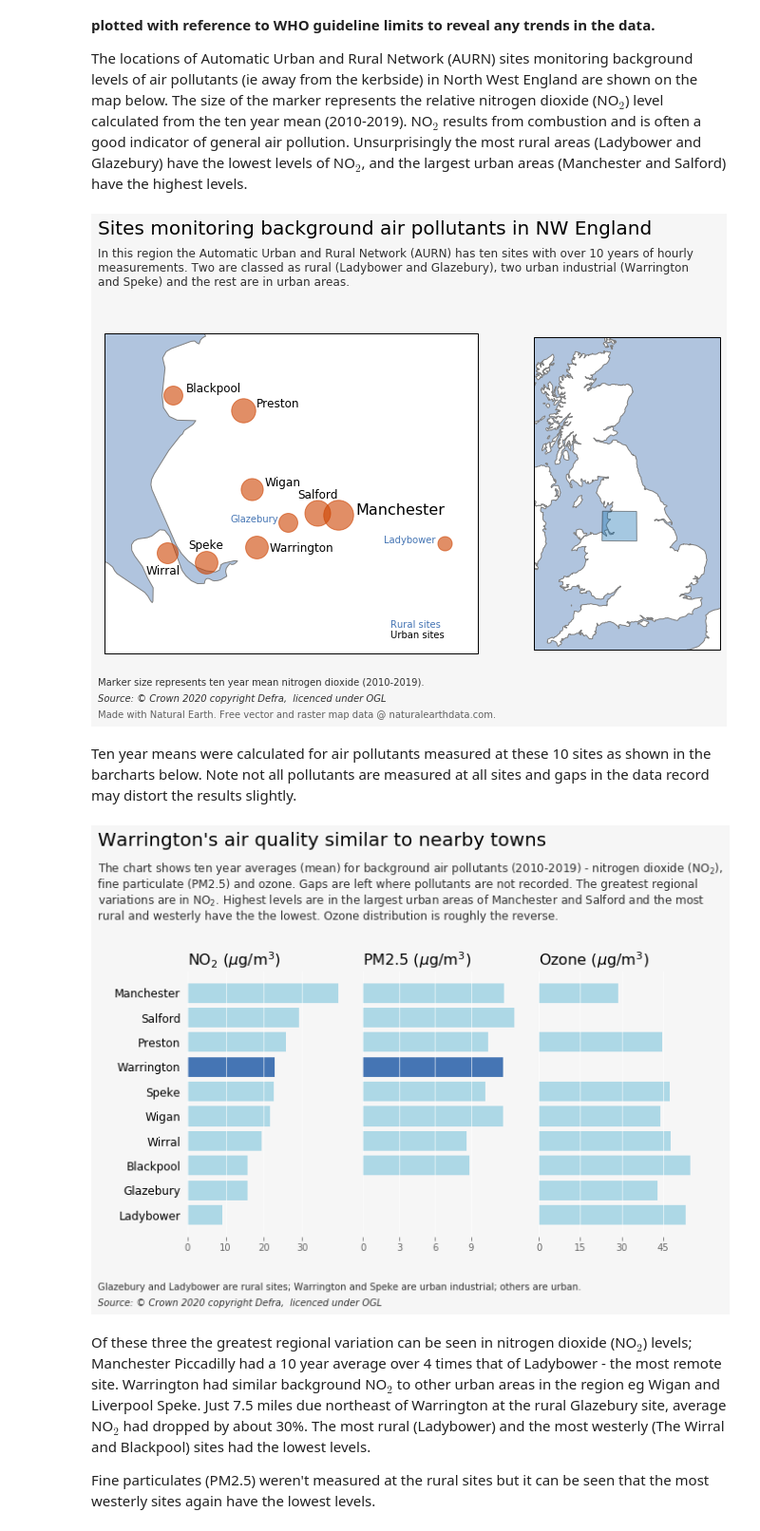
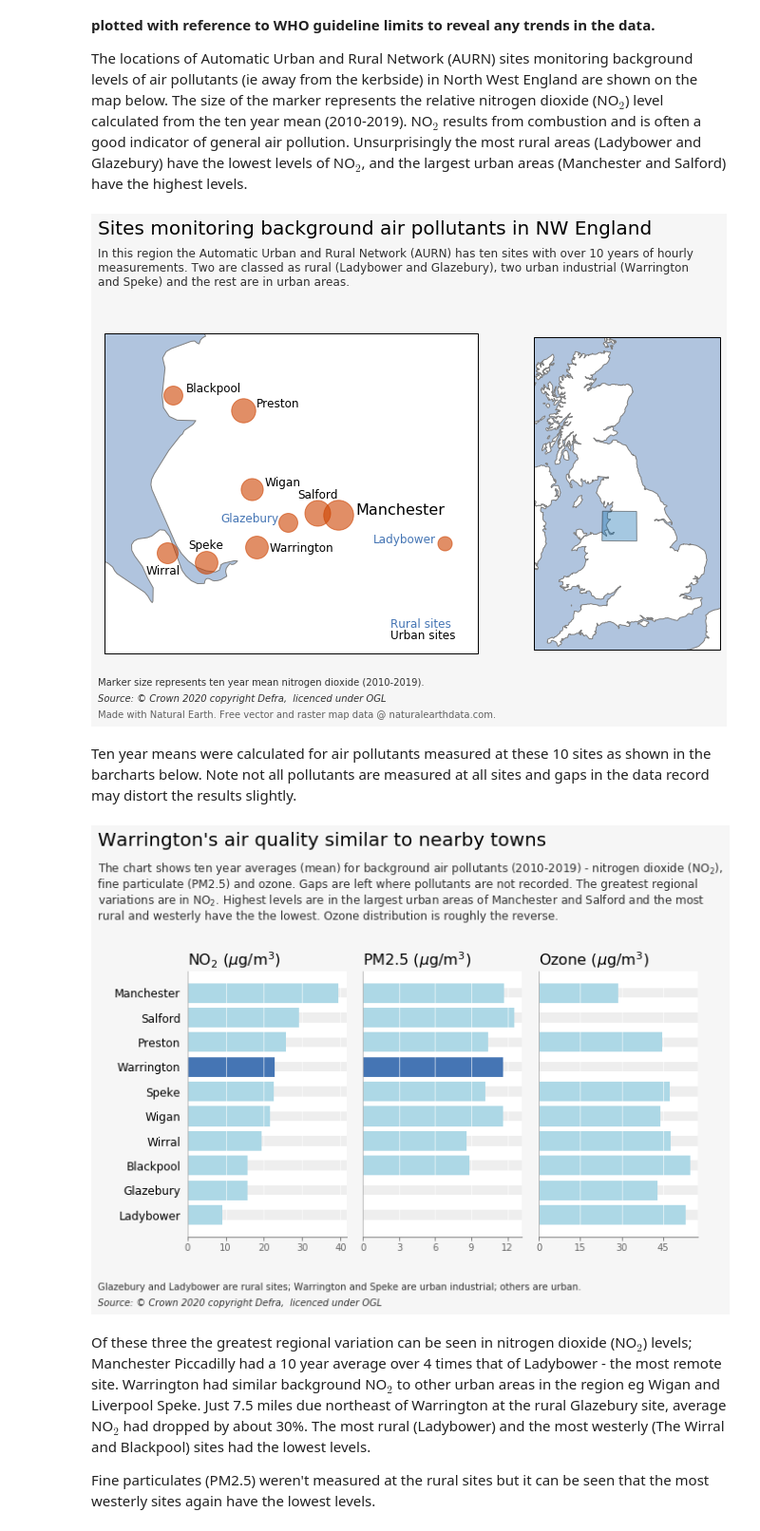
Before and after one commit to wriggy/air-datavis, a Jupyter notebook: A2_WAR_AQ.ipynb, the cells around one changed output. Shown at 95% size. Cells and saved outputs as stored; diff of their text form; code cells hidden in the pictures.

Commit message:
chart refinements

```diff
--- a/A2_WAR_AQ.ipynb
+++ b/A2_WAR_AQ.ipynb
@@ -112,7 +112,7 @@ for lg, lt, name, ms in zip(SITES.lon.values, SITES.lat.values, SITES.site_label
     if name in [u'Salford', 'Speke']:
         geo_ax1.text(lg, lt + 0.04, name, ha='center', transform=data_crs, fontsize=12)
     elif name in [u'Glazebury','Ladybower']:
-        geo_ax1.text(lg -.04, lt, name, ha='right', color='#4575b4', transform=data_crs, fontsize=10)
+        geo_ax1.text(lg -.04, lt, name, ha='right', color='#4575b4', transform=data_crs, fontsize=12)
     elif name in [u'Wirral']:
         geo_ax1.text(lg +.06, lt-.06, name, ha='right', transform=data_crs, fontsize=12)
     elif name in ['Warrington']:
@@ -121,8 +121,8 @@ for lg, lt, name, ms in zip(SITES.lon.values, SITES.lat.values, SITES.site_label
         geo_ax1.text(lg + .08, lt, name, ha='left', transform=data_crs, fontsize=16)
     else:
         geo_ax1.text(lg + .06, lt + .01,name, ha='left', transform=data_crs, fontsize=12)
-geo_ax1.text(-2,53.15,'Urban sites',color='k',fontsize=10, transform=data_crs,va='center')
-geo_ax1.text(-2,53.18,'Rural sites',color='#4575b4',fontsize=10, transform=data_crs,va='center')
+geo_ax1.text(-2,53.15,'Urban sites',color='k',transform=data_crs,va='center', fontsize=12)
+geo_ax1.text(-2,53.18,'Rural sites',color='#4575b4', transform=data_crs,va='center', fontsize=12)
 
 geo_ax2 = fig.add_subplot(gs[1], projection=ccrs.OSGB())
 geo_ax2.background_patch.set_facecolor('#B0C4DE')
@@ -144,7 +144,7 @@ fig.text(.04,.04,"Made with Natural Earth. Free vector and raster map data @ nat
 plt.savefig("vis/F1_no2_aurn_sitemap.png")
 plt.show()
 # %% [output]
-[figure, old version]
+[figure, new version]
 # %% [markdown]
 Ten year means were calculated for air pollutants measured at these 10 sites as shown in the barcharts below. Note not all pollutants are measured at all sites and gaps in the data record may distort the results slightly.
 # %%
@@ -153,39 +153,45 @@ def barplot_means(ax, df, title="Means"):
     ordered_sites = SITES.reindex(no2dat.mean().sort_values().index)
     dat = ordered_sites.join(pd.Series(df.mean(), name = "df_mean"),  how='left')
     dat['colour'] = ["lightblue" for site in dat.index]
     dat.at['Warrington','colour'] = "#4575b4"
 
+    for i in range(len(dat)):
+        ax.axhspan(i-.2,i+.2, facecolor='#eeeeee')
+    ax.barh(np.arange(len(dat)), dat.df_mean, color=dat.colour,tick_label=dat.site_label)
     ax.tick_params(axis='y', labelsize=12, colors='k')
+    ax.tick_params('x', bottom=True)
+    ax.spines['right'].set_visible(False)
+    ax.spines['top'].set_visible(False)
+    ax.spines['bottom'].set_color('#666666')
+    ax.spines['left'].set_color('#aaaaaa')
     ax.set_title(title, loc='left')
-    ax.barh(np.arange(len(dat)), dat.df_mean, color=dat.colour,tick_label=dat.site_label)
     ax.grid(True, 'both', 'x', lw=1, c='w')
-    ax.tick_params('x', bottom=True)
     return(ax)
 
-fig, (ax1,ax2,ax3) = plt.subplots(1,3, sharey=True, subplot_kw=dict(frameon=False))
+fig, (ax1,ax2,ax3) = plt.subplots(1,3, sharey=True) #, subplot_kw=dict(frameon=False))
 # date range YEAR1 - YEAR2 inclusive
 YEAR1 = '2010'; YEAR2 = '2019'
 
 ax1 = barplot_means(ax1,no2dat[YEAR1:YEAR2],title='NO$_2$ ($\mu$g/m$^3$)')
-ax1.set_xticks([0,10,20,30])
+ax1.set_xticks([0,10,20,30,40])
 ax2 = barplot_means(ax2,pm25dat[YEAR1:YEAR2],title='PM2.5 ($\mu$g/m$^3$)')
-ax2.set_xticks([0,3,6,9])
+ax2.set_xticks([0,3,6,9,12])
 ax3 = barplot_means(ax3,o3dat[YEAR1:YEAR2],title='Ozone ($\mu$g/m$^3$)')
 ax3.set_xticks([0,15,30,45])
 
 fig.tight_layout(rect=[.05, .15, .95, 0.75])
 fig.text(.04,.95, 'Warrington\'s air quality similar to nearby towns', fontdict=h1)
 fig.text(.04,.9, 'The chart shows ten year averages (mean) for background air pollutants ('  +YEAR1 +'-' +YEAR2 + ') - nitrogen dioxide (NO$_2$),\n' +
          'fine particulate (PM2.5) and ozone. Gaps are left where pollutants are not recorded. The greatest regional\n' +
          'variations are in NO$_2$. Highest levels are in the largest urban areas of Manchester and Salford and the most\n'+
          'rural and westerly have the the lowest. Ozone distribution is roughly the reverse.', fontdict=h2)
 fig.text(.04,.1, 'Glazebury and Ladybower are rural sites; Warrington and Speke are urban industrial; others are urban.', fontdict=h3)
 fig.text(.04,.07,"Source: © Crown 2020 copyright Defra,  licenced under OGL", fontdict=h4)
 
 plt.savefig("vis/F2_no2_pm_o3_means.png")
 plt.show()
 # %% [output]
-[figure, old version]
+[figure, new version]
 # %% [markdown]
 Of these three the greatest regional variation can be seen in nitrogen dioxide (NO$_2$) levels; Manchester Piccadilly had a 10 year average over 4 times that of Ladybower - the most remote site. Warrington had similar background NO$_2$ to other urban areas in the region eg Wigan and Liverpool Speke. Just 7.5 miles due northeast of Warrington at the rural Glazebury site, average NO$_2$ had dropped by about 30%. The most rural (Ladybower) and the most westerly (The Wirral and Blackpool) sites had the lowest levels.
 
```
Also changed, not shown: parts of 2 cells of this notebook, 4 other files.
